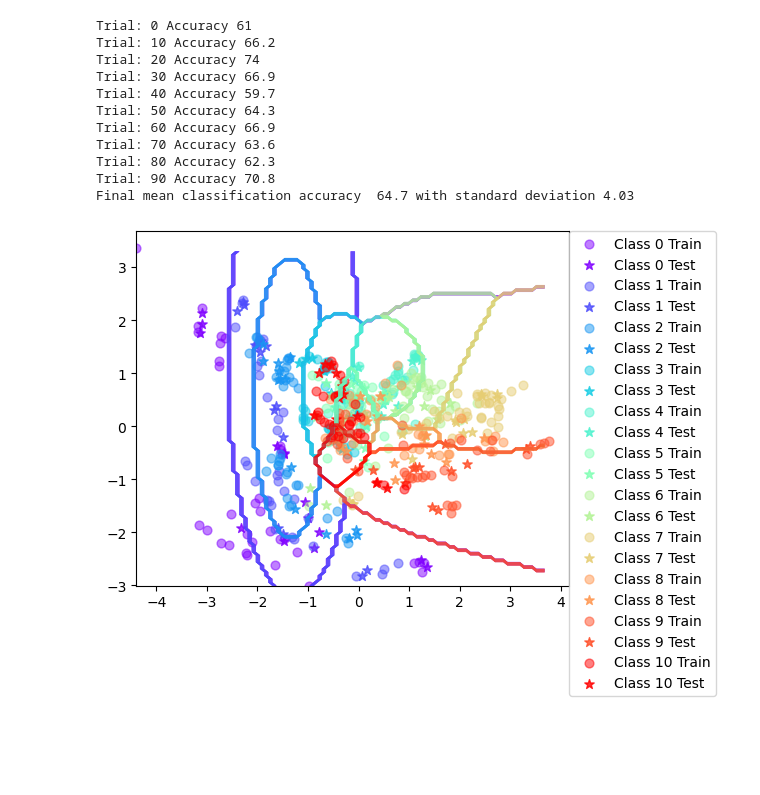
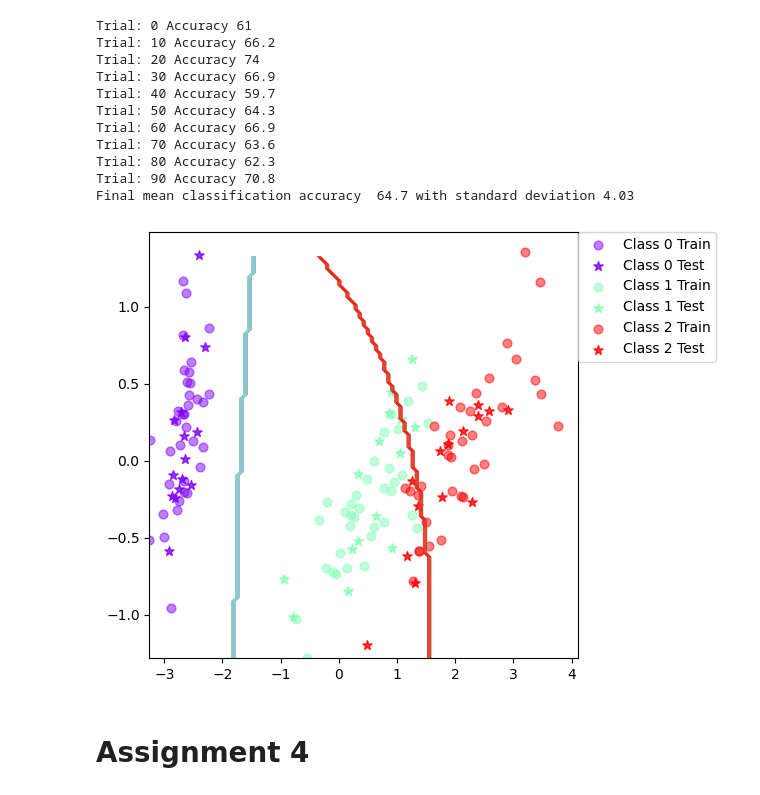
Before and after one commit to Yanjun96/FDD3431, a Jupyter notebook: labs/lab3/lab3py/submit.ipynb, the cells around one changed output. Cells and saved outputs as stored; diff of their text form; code cells hidden in the pictures; blank space fills up the shorter version.

Commit message:
finished assignment 4

```diff
--- a/labs/lab3/lab3py/submit.ipynb
+++ b/labs/lab3/lab3py/submit.ipynb
@@ -40,27 +40,6 @@ def mlParams(X, labels, W=None):
         sigma[jdx, :, :] = np.diag(  np.diag(sigma[jdx, :, :])  ) # 1 extract the diagonal and 2 return as a matrix.
     # ==========================
     return mu, sigma
-
-# in:      X - N x d matrix of M data points
-#      prior - C x 1 matrix of class priors
-#         mu - C x d matrix of class means (mu[i] - class i mean)
-#      sigma - C x d x d matrix of class covariances (sigma[i] - class i sigma)
-# out:     h - N vector of class predictions for test points
-def classifyBayes(X, prior, mu, sigma):
-
-    Npts = X.shape[0]
-    Nclasses,Ndims = np.shape(mu)
-    logProb = np.zeros((Nclasses, Npts))
-
-    # TODO: fill in the code to compute the log posterior logProb!
-    # ==========================
-
-    # ==========================
-
-    # one possible way of finding max a-posteriori once
-    # you have computed the log posterior
-    h = np.argmax(logProb,axis=0)
-    return h
 # %%
 #%matplotlib inline
 
@@ -190,6 +169,8 @@ Trial: 90 Accuracy 70.8
 Final mean classification accuracy  64.7 with standard deviation 4.03
 # %%
 %matplotlib inline
-plotBoundary(BayesClassifier(), dataset='vowel',split=0.7)
+plotBoundary(BayesClassifier(), dataset='iris',split=0.7)
 # %% [output]
-[figure, old version]
+[figure, new version]
+# %% [markdown]
+# Assignment 4
```
Also changed, not shown: parts of 7 cells of this notebook, 2 other files.
